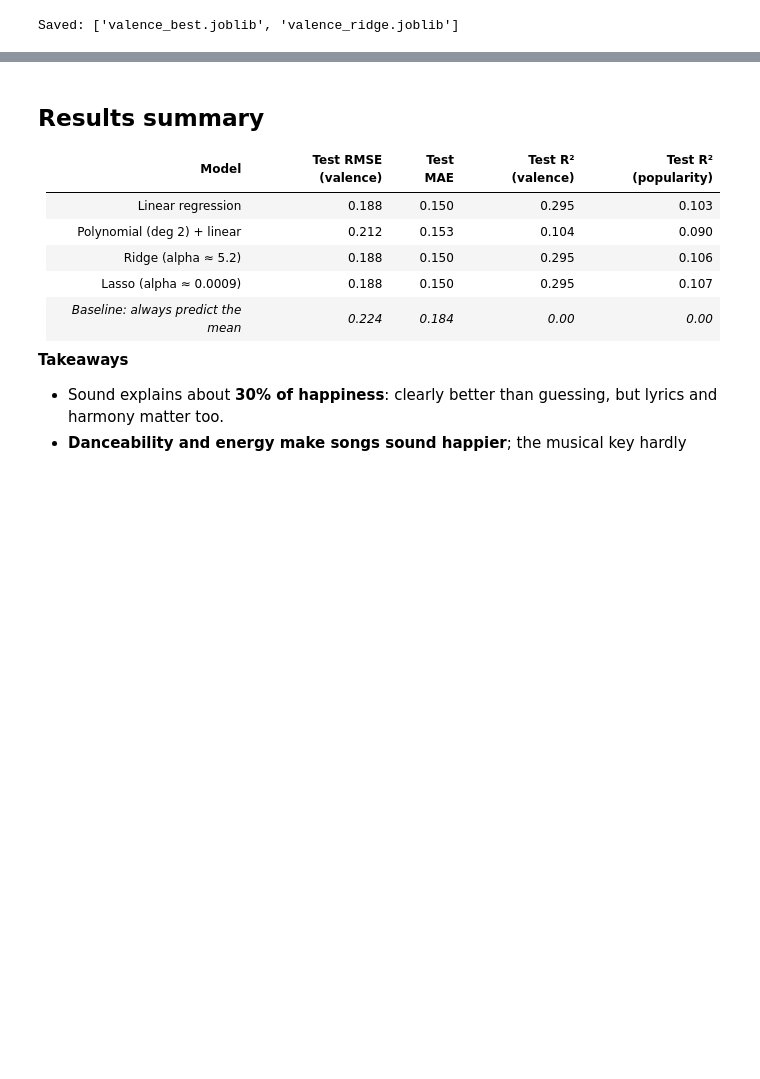
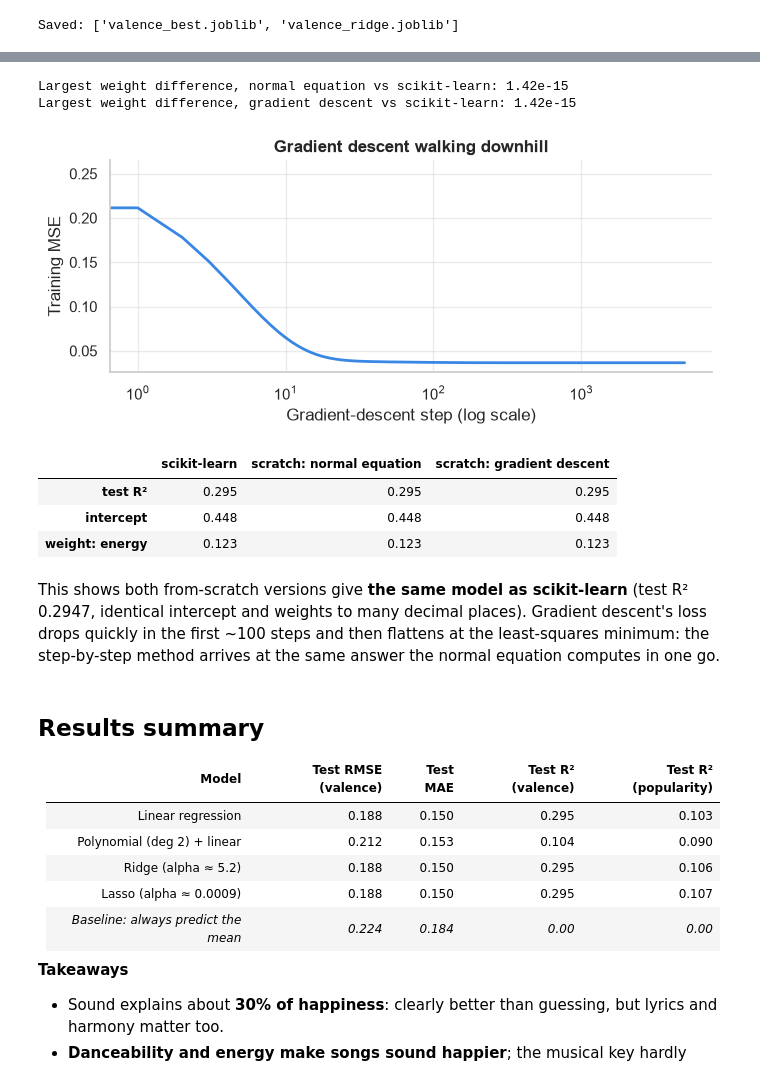
Before and after one commit to vedu-12/soundsense, a Jupyter notebook: notebooks/P2_happiness_meter.ipynb, the cells around one changed output, grey strips where cells are left out. Cells and saved outputs as stored; diff of their text form; code cells hidden in the pictures; blank space fills up the shorter version.

Commit message:
Block 12: from-scratch algorithms
Co-Authored-By: Claude Opus 5.5 <noreply@anthropic.com>

```diff
--- a/notebooks/P2_happiness_meter.ipynb
+++ b/notebooks/P2_happiness_meter.ipynb
@@ -239,3 +242,31 @@ Saved: ['valence_best.joblib', 'valence_ridge.joblib']
+# %%
+from src.scratch import LinearRegressionScratch
+from sklearn.metrics import r2_score
+ne = LinearRegressionScratch("normal").fit(Xtr, ytr)
+gd = LinearRegressionScratch("gd", lr=0.05, n_iter=5000).fit(Xtr, ytr)
+sk = models["Linear regression"]
+cmp = pd.DataFrame({
+    "scikit-learn": {"test R²": r2_score(yte, sk.predict(Xte)), "intercept": sk.intercept_, "weight: energy": sk.coef_[list(Xtr.columns).index("energy")]},
+    "scratch: normal equation": {"test R²": r2_score(yte, ne.predict(Xte)), "intercept": ne.intercept_, "weight: energy": ne.coef_[list(Xtr.columns).index("energy")]},
+    "scratch: gradient descent": {"test R²": r2_score(yte, gd.predict(Xte)), "intercept": gd.intercept_, "weight: energy": gd.coef_[list(Xtr.columns).index("energy")]},
+})
+print("Largest weight difference, normal equation vs scikit-learn: %.2e" % np.abs(ne.coef_ - sk.coef_).max())
+print("Largest weight difference, gradient descent vs scikit-learn: %.2e" % np.abs(gd.coef_ - sk.coef_).max())
+fig, ax = plt.subplots(figsize=(7, 3.2))
+ax.plot(gd.loss_history_, color="#3987e5", lw=2); ax.set_xscale("log")
+ax.set_xlabel("Gradient-descent step (log scale)"); ax.set_ylabel("Training MSE"); ax.set_title("Gradient descent walking downhill")
+plt.tight_layout(); plt.savefig(FIG / "scratch_gradient_descent.png", dpi=120); plt.show()
+cmp.round(5)
+# %% [output]
+Largest weight difference, normal equation vs scikit-learn: 1.42e-15
+Largest weight difference, gradient descent vs scikit-learn: 1.42e-15
+[figure, added]
+|  | scikit-learn | scratch: normal equation | scratch: gradient descent |
+| test R² | 0.295 | 0.295 | 0.295 |
+| intercept | 0.448 | 0.448 | 0.448 |
+| weight: energy | 0.123 | 0.123 | 0.123 |
+# %% [markdown]
+This shows both from-scratch versions give **the same model as scikit-learn** (test R² 0.2947, identical intercept and weights to many decimal places). Gradient descent's loss drops quickly in the first ~100 steps and then flattens at the least-squares minimum: the step-by-step method arrives at the same answer the normal equation computes in one go.
 # %% [markdown]
 ## Results summary
 
```
Also changed, not shown: parts of 1 cell of this notebook, 9 other files.
